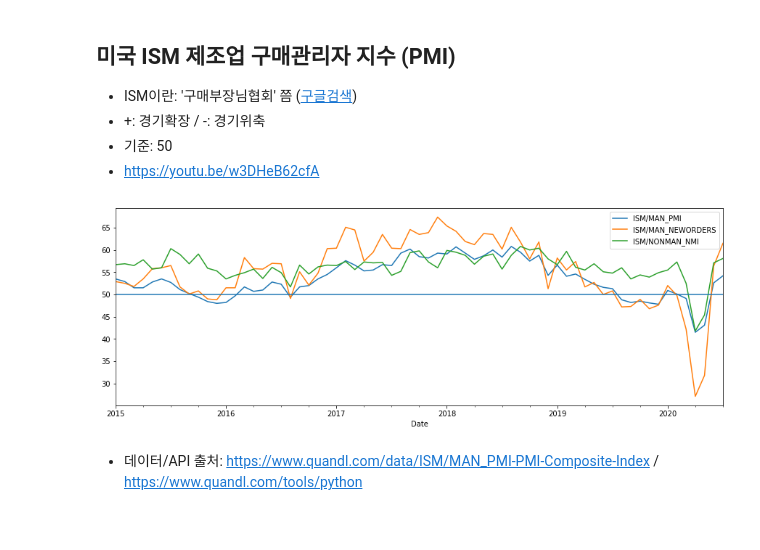
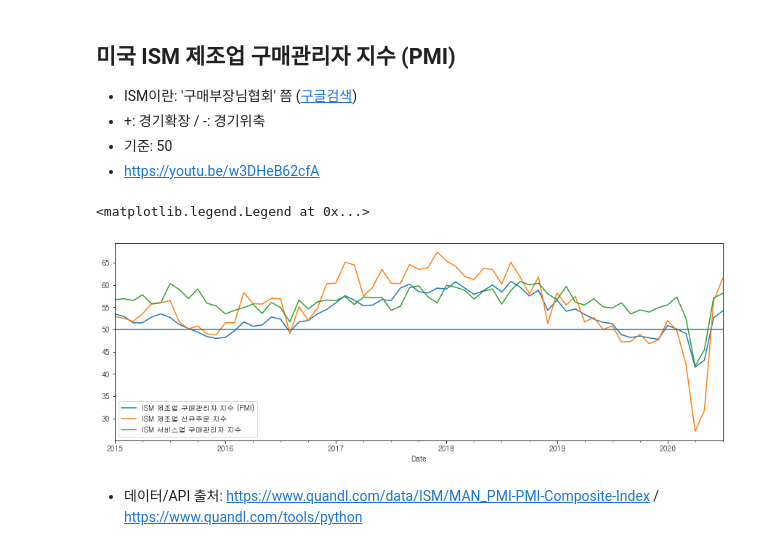
Before and after one commit to reddiana/blog, a Jupyter notebook: _notebooks/2020-08-19-Economic_indicators.ipynb, the cells around one changed output. Cells and saved outputs as stored; diff of their text form; code cells hidden in the pictures.

```diff
--- a/_notebooks/2020-08-19-Economic_indicators.ipynb
+++ b/_notebooks/2020-08-19-Economic_indicators.ipynb
@@ -19,20 +15,31 @@ quandl.ApiConfig.api_key = "g__NU8_KS5-db8Z8sWLs"
+# %%
+#hide
+import quandl
+quandl.ApiConfig.api_key = "g__NU8_KS5-db8Z8sWLs"
+
+import matplotlib.pyplot as plt
+from matplotlib import font_manager
+font_fname = 'C:\Windows\Fonts\gulim.ttc'
+font_family = font_manager.FontProperties(fname=font_fname).get_name()
+plt.rcParams["font.family"] = font_family
+plt.rcParams["figure.figsize"] = (15,5)
 # %%
-indx = {
-    'ISM/MAN_PMI'      : 'PMI'  , # ISM 제조업 구매관리자 지수 (PMI)
-    'ISM/MAN_NEWORDERS': 'Index', # ISM 제조업 신규주문 지수
-    'ISM/NONMAN_NMI'   : 'Index', # ISM 서비스업 구매관리자 지수
-}
+indx = [
+    ['ISM/MAN_PMI'      , 'PMI'  , 'ISM 제조업 구매관리자 지수 (PMI)'],
+    ['ISM/MAN_NEWORDERS', 'Index', 'ISM 제조업 신규주문 지수'        ],
+    ['ISM/NONMAN_NMI'   , 'Index', 'ISM 서비스업 구매관리자 지수'    ],
+]
 
-for indxCd, colNm in indx.items():
+for indxCd, colNm, labelNm in indx:
     d = quandl.get(indxCd, start_date = '2015-01-01')
     s = d[colNm]
-    p = s.plot(label = indxCd)
+    p = s.plot(label = labelNm)
 
 p.axhline(50) # PMI는 50이 기준
-p.legend()
-p.figure.set_size_inches(15, 5)
+p.legend(loc='lower left')
 # %% [output]
+<matplotlib.legend.Legend at 0x...>
-[figure, old version]
+[figure, new version]
 # %% [markdown]
 - 데이터/API 출처: https://www.quandl.com/data/ISM/MAN_PMI-PMI-Composite-Index / https://www.quandl.com/tools/python
 # %% [markdown]
```
Also changed, not shown: parts of 1 cell of this notebook.
